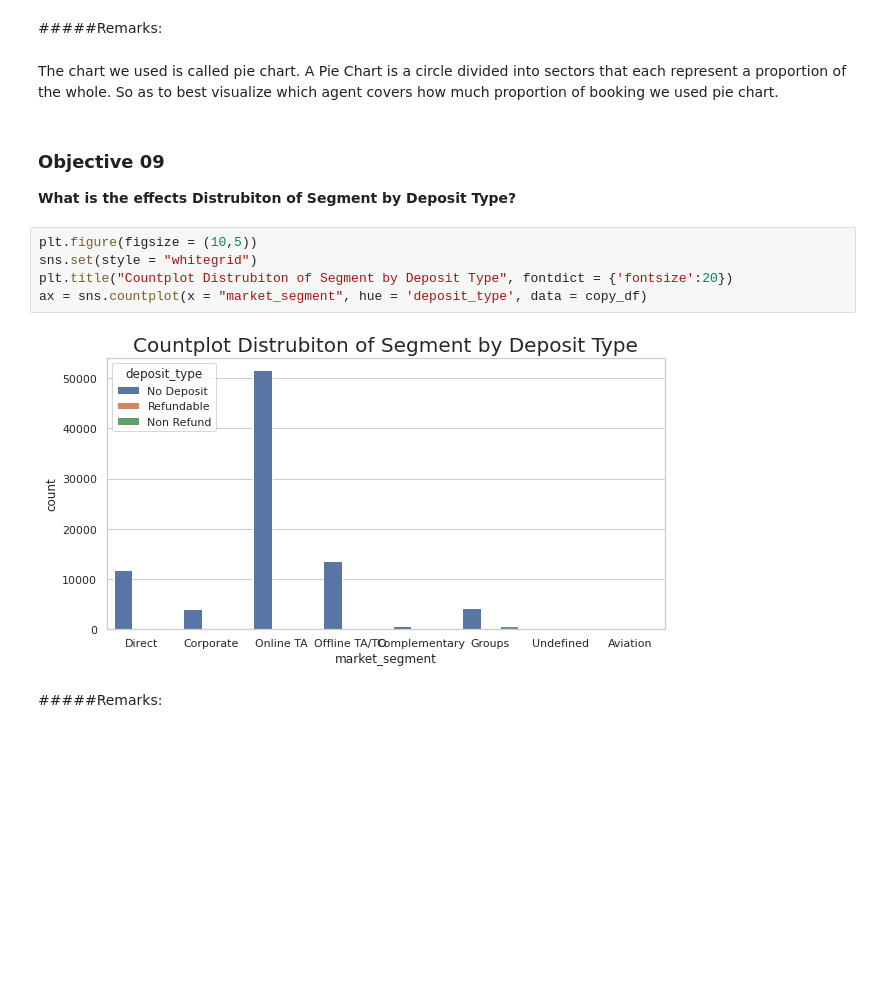
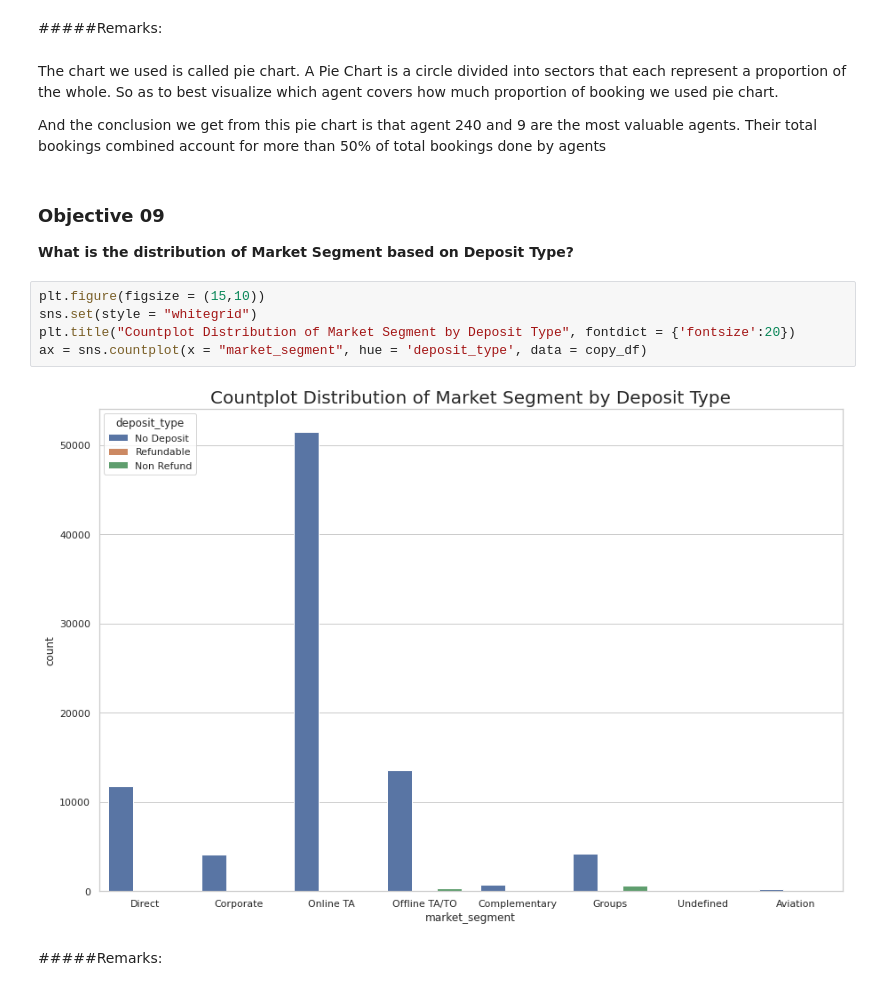
Before and after one commit to Dheeraj-Budhlakoti/Hotel-Booking-Analysis--EDA, a Jupyter notebook: EDA_Capstone_Project_(Group)_Hotel_Booking_Analysis.ipynb, the cells around one changed output. Cells and saved outputs as stored; diff of their text form; blank space fills up the shorter version.

```diff
--- a/EDA_Capstone_Project_(Group)_Hotel_Booking_Analysis.ipynb
+++ b/EDA_Capstone_Project_(Group)_Hotel_Booking_Analysis.ipynb
@@ -761,17 +789,19 @@ plt.figure(figsize = (20,5))
 #####Remarks:
 # %% [markdown]
 The chart we used is called pie chart. A Pie Chart is a circle divided into sectors that each represent a proportion of the whole. So as to best visualize which agent covers how much proportion of booking we used pie chart.
+
+And the conclusion we get from this pie chart is that agent 240 and 9 are the most valuable agents. Their total bookings combined account for more than 50% of total bookings done by agents
 # %% [markdown]
 ### **Objective 09**
 
-**What is the effects Distrubiton of Segment by Deposit Type?**
+**What is the distribution of Market Segment based on Deposit Type?**
 # %%
-plt.figure(figsize = (10,5))
+plt.figure(figsize = (15,10))
 sns.set(style = "whitegrid")
-plt.title("Countplot Distrubiton of Segment by Deposit Type", fontdict = {'fontsize':20})
+plt.title("Countplot Distribution of Market Segment by Deposit Type", fontdict = {'fontsize':20})
 ax = sns.countplot(x = "market_segment", hue = 'deposit_type', data = copy_df)
 # %% [output]
-[figure, old version]
+[figure, new version]
 # %% [markdown]
 #####Remarks:
 # %% [markdown]
```
Also changed, not shown: parts of 53 cells of this notebook.
